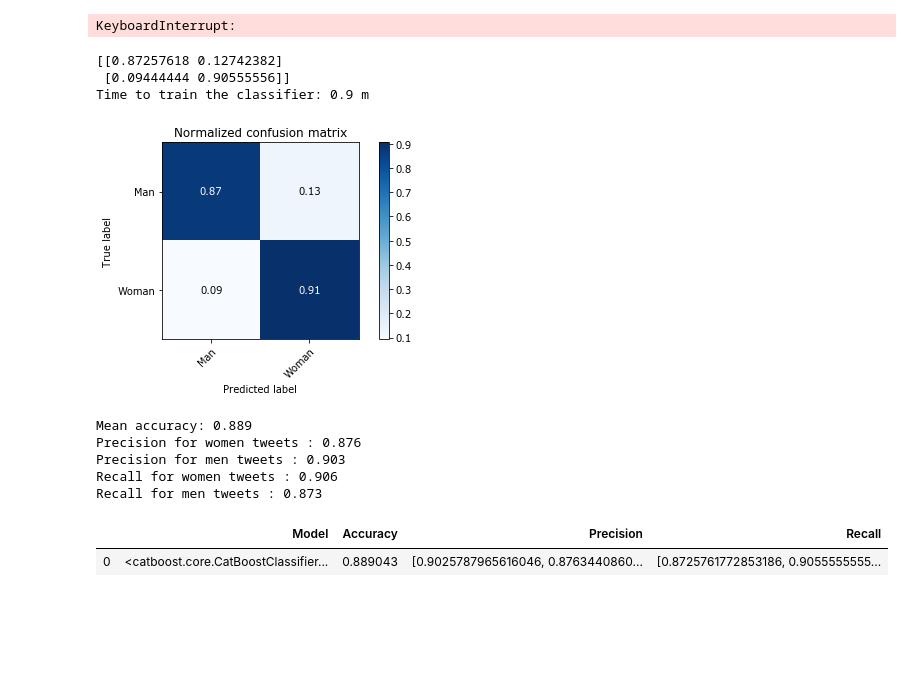
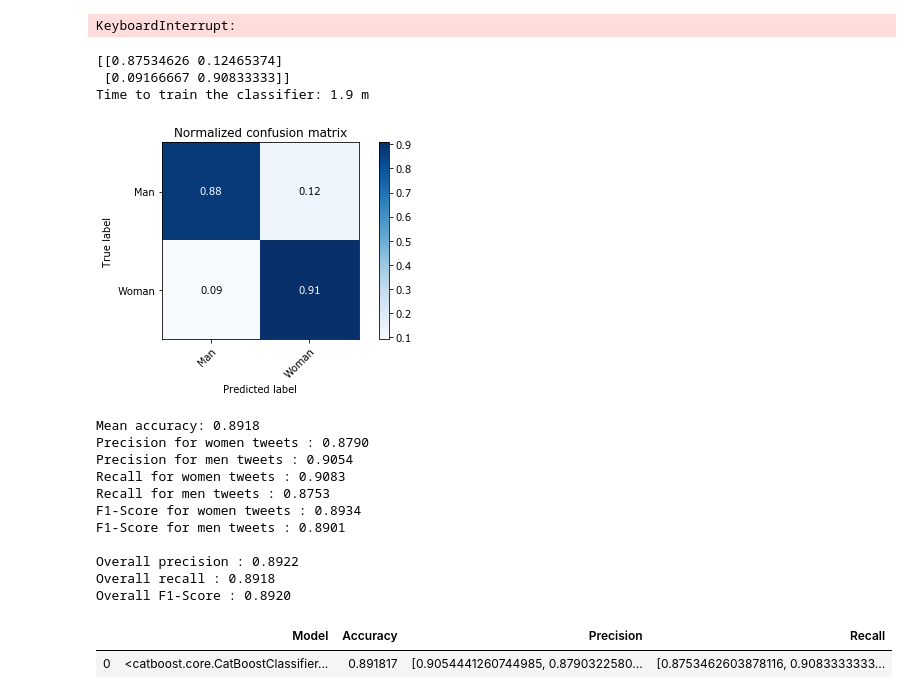
Before and after one commit to ChacunGu/NLP_Gender_Profiling, a Jupyter notebook: NLP_Gender_Profiling.ipynb, the cells around one changed output. Saved outputs shown, nothing was run; the diff lists cells and outputs as text; code cells hidden in the pictures; blank space fills up the shorter version.

```diff
--- a/NLP_Gender_Profiling.ipynb
+++ b/NLP_Gender_Profiling.ipynb
@@ -748,6 +754,7 @@ PARAMS = {
         'learning_rate':0.2,
         'loss_function':'CrossEntropy',
         'custom_metric':['Accuracy', 'Recall', 'Precision'],
+        'allow_writing_files':False,
         'verbose':False
     },
     RandomForestClassifier: {
@@ -836,7 +843,7 @@ print('Dataset loaded!')
 Dataset loaded!
 # %%
 # compute more features
-if LOAD_DATA_FROM_CSV and os.path.isfile(DATA_PKL_FILE) and RECOMPUTE_FEATURES:
+if LOAD_DATA_FROM_CSV and RECOMPUTE_FEATURES:
     precomputed_features_name = [col_name for col_name in data.columns if col_name not in DATA_CSV_STATIC_COLUMNS]
     features_to_compute = {feature_name: is_feature_used for feature_name, is_feature_used in FEATURES.items()
                            if feature_name not in precomputed_features_name and is_feature_used}
@@ -932,34 +939,48 @@ start_time = time.time()
 model, scores = train_model(CLASSIFIER, X_train, y_train, X_test, y_test, PARAMS[CLASSIFIER])
 print(f'Time to train the classifier: {round((time.time()-start_time)/60, 1)} m')
 # %% [output]
-[[0.87257618 0.12742382]
- [0.09444444 0.90555556]]
-Time to train the classifier: 0.9 m
+[[0.87534626 0.12465374]
+ [0.09166667 0.90833333]]
+Time to train the classifier: 1.9 m
 [figure]
 # %%
 # metrics
 try:
     models_and_scores
 except:
     models_and_scores = None
 if True: #not isinstance(models_and_scores, pd.DataFrame)
     models_and_scores = pd.DataFrame([np.array([model, scores])], columns=['Model', 'Scores'])
     models_and_scores['Accuracy'] = models_and_scores['Scores'].apply(lambda scores: scores[0])
     models_and_scores['Precision'] = models_and_scores['Scores'].apply(lambda scores: scores[1])
     models_and_scores['Recall'] = models_and_scores['Scores'].apply(lambda scores: scores[2])
     models_and_scores = models_and_scores.drop('Scores', axis='columns')
 
-print('Mean accuracy: {:.3f}'.format(models_and_scores['Accuracy'].mean()))
-print('Precision for women tweets : {:.3f}'.format(models_and_scores['Precision'][0][1]))
-print('Precision for men tweets : {:.3f}'.format(models_and_scores['Precision'][0][0]))
-print('Recall for women tweets : {:.3f}'.format(models_and_scores['Recall'][0][1]))
-print('Recall for men tweets : {:.3f}'.format(models_and_scores['Recall'][0][0]))
+print('Mean accuracy: {:.4f}'.format(models_and_scores['Accuracy'].mean()))
+print('Precision for women tweets : {:.4f}'.format(models_and_scores['Precision'][0][1]))
+print('Precision for men tweets : {:.4f}'.format(models_and_scores['Precision'][0][0]))
+print('Recall for women tweets : {:.4f}'.format(models_and_scores['Recall'][0][1]))
+print('Recall for men tweets : {:.4f}'.format(models_and_scores['Recall'][0][0]))
+print('F1-Score for women tweets : {:.4f}'.format(2 * models_and_scores['Precision'][0][1] * models_and_scores['Recall'][0][1] / (models_and_scores['Precision'][0][1] + models_and_scores['Recall'][0][1])))
+print('F1-Score for men tweets : {:.4f}\n'.format(2 * models_and_scores['Precision'][0][0] * models_and_scores['Recall'][0][0] / (models_and_scores['Precision'][0][0] + models_and_scores['Recall'][0][0])))
+overall_precision = 1/2 * (models_and_scores['Precision'][0][1] + models_and_scores['Precision'][0][0])
+overall_recall = 1/2 * (models_and_scores['Recall'][0][1] + models_and_scores['Recall'][0][0])
+overall_f1 = 2 * overall_precision * overall_recall / (overall_precision + overall_recall)
+print('Overall precision : {:.4f}'.format(overall_precision))
+print('Overall recall : {:.4f}'.format(overall_recall))
+print('Overall F1-Score : {:.4f}'.format(overall_f1))
 models_and_scores.head()
 # %% [output]
-Mean accuracy: 0.889
-Precision for women tweets : 0.876
-Precision for men tweets : 0.903
-Recall for women tweets : 0.906
-Recall for men tweets : 0.873
+Mean accuracy: 0.8918
+Precision for women tweets : 0.8790
+Precision for men tweets : 0.9054
+Recall for women tweets : 0.9083
+Recall for men tweets : 0.8753
+F1-Score for women tweets : 0.8934
+F1-Score for men tweets : 0.8901
+
+Overall precision : 0.8922
+Overall recall : 0.8918
+Overall F1-Score : 0.8920
 |  | Model | Accuracy | Precision | Recall |
-| 0 | <catboost.core.CatBoostClassifier... | 0.889043 | [0.9025787965616046, 0.8763440860... | [0.8725761772853186, 0.9055555555... |
+| 0 | <catboost.core.CatBoostClassifier... | 0.891817 | [0.9054441260744985, 0.8790322580... | [0.8753462603878116, 0.9083333333... |
```
Also changed, not shown: parts of 5 cells of this notebook.
